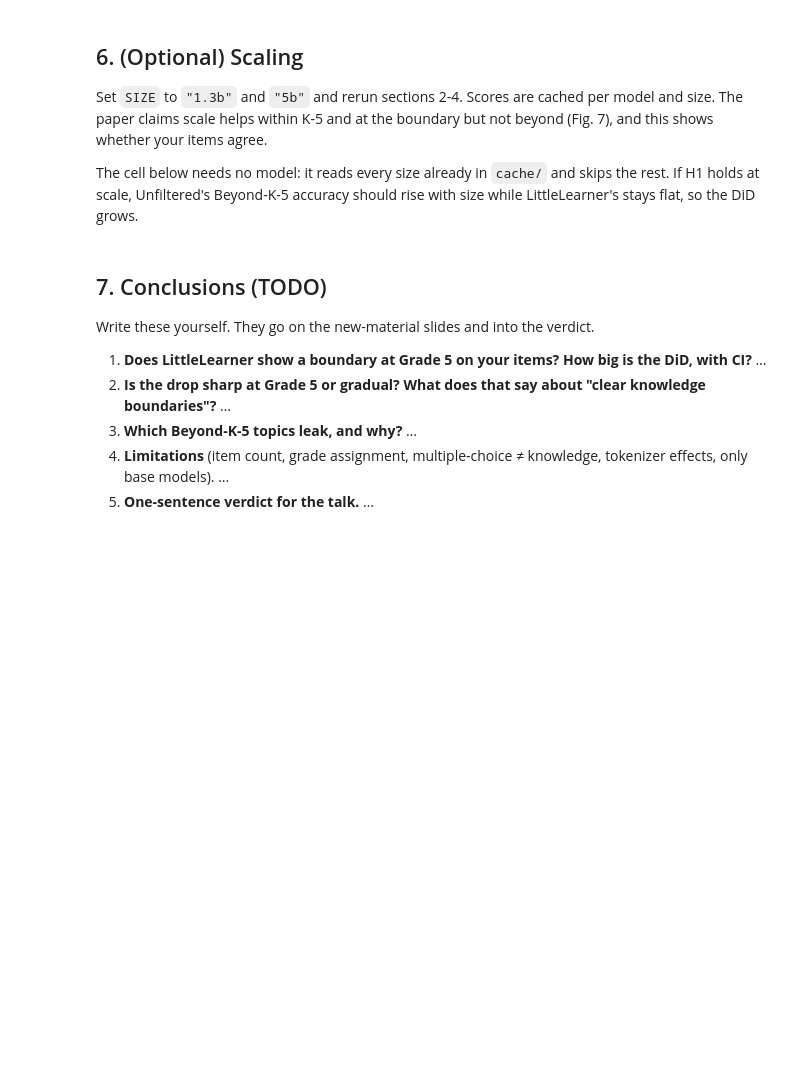
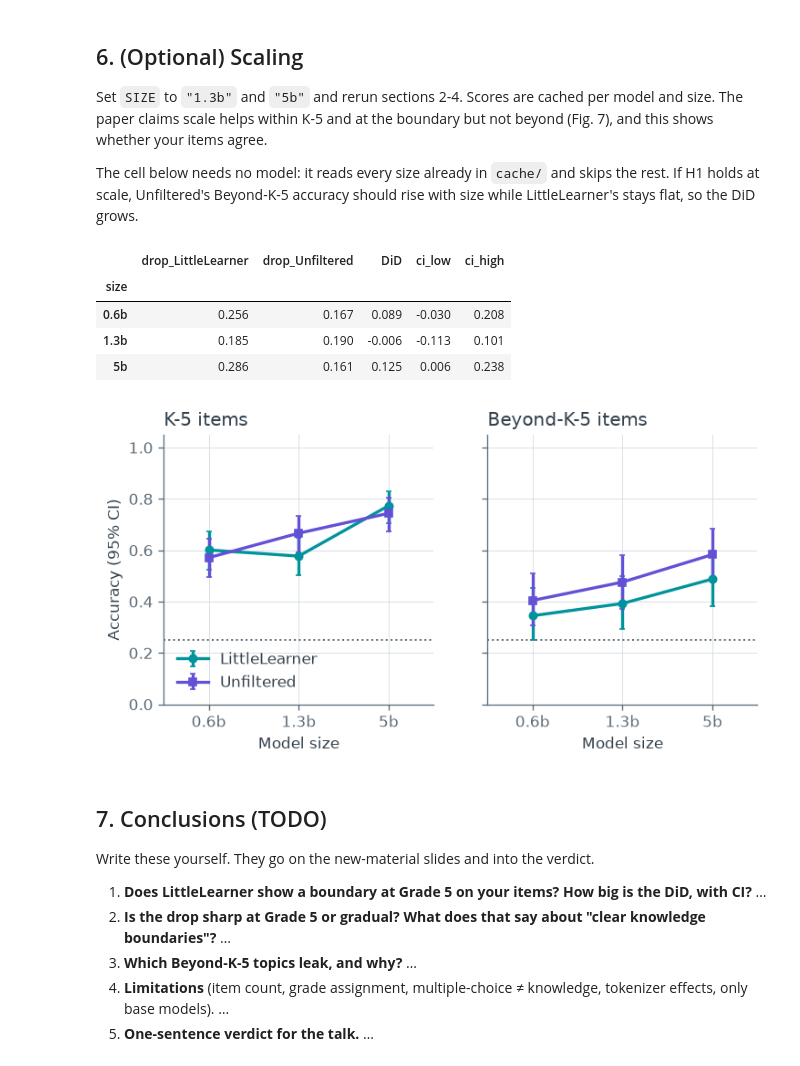
Before and after one commit to ggiacone/AdvancedTopicsinMachineLearning, a Jupyter notebook: knowledge_probe_template.backup.ipynb, the cells around one changed output. Saved outputs shown, nothing was run; the diff lists cells and outputs as text; code cells hidden in the pictures; blank space fills up the shorter version.

Commit message:
Add environment and experiments for all models

```diff
--- a/knowledge_probe_template.backup.ipynb
+++ b/knowledge_probe_template.backup.ipynb
@@ -413,36 +437,42 @@ def load_cached(size):
 acc_rows, did_rows = [], []
 for size in SIZES:
     r = load_cached(size)
     if r is None:
         print(f"{size}: not fully scored yet - skipping")
         continue
     g = r.groupby(["model", "band"])[METRIC].agg(["sum", "count"]).reset_index()
-    g["acc"] = g["sum"] / g["count"]LEAK_MARGIN = 0.05   # TODO: choose a threshold and justify it (e.g. from the K-5 margin distribution)
+    g["acc"] = g["sum"] / g["count"]
 
     g["lo"], g["hi"] = zip(*[wilson_ci(k, n) for k, n in zip(g["sum"], g["count"])])
     acc_rows.append(g.assign(size=size))
     drop, did, (lo, hi) = did_bootstrap(r)
     did_rows.append({"size": size, **{f"drop_{m}": v for m, v in drop.items()}, "DiD": did, "ci_low": lo, "ci_high": hi})
 
 scaling = pd.concat(acc_rows, ignore_index=True)
 display(pd.DataFrame(did_rows).set_index("size").round(3))
 
 fig, axes = plt.subplots(1, 2, figsize=(7, 3.2), sharey=True)
 done_sizes = scaling["size"].unique().tolist()
 x = np.arange(len(done_sizes))
 for ax, band, name in zip(axes, ["K5", "BeyondK5"], ["K-5 items", "Beyond-K-5 items"]):
     for m in MODELS:
         s = scaling[(scaling.model == m) & (scaling.band == band)].set_index("size").loc[done_sizes]
-        ax.errorbar(x, s.acc, yerr=[s.acc - s.lo, sLEAK_MARGIN = 0.05   # TODO: choose a threshold and justify it (e.g. from the K-5 margin distribution)
-.hi - s.acc], color=MODEL_COLORS[m],
+        ax.errorbar(x, s.acc, yerr=[s.acc - s.lo, s.hi - s.acc], color=MODEL_COLORS[m],
                     marker=MODEL_MARKERS[m], ms=5, lw=2, capsize=2, label=m)
     ax.axhline(res["chance"].mean(), color=MUTED, ls=":", lw=1.2)
     ax.set_xticks(x, done_sizes)
     ax.set_xlim(-0.5, len(done_sizes) - 0.5)
     ax.set_title(name, loc="left"); ax.set_xlabel("Model size")
 axes[0].set_ylim(0, 1.05); axes[0].set_ylabel("Accuracy (95% CI)")
 axes[0].legend(frameon=False, loc="lower left")
 fig.savefig(FIG_DIR / "scaling.png"); plt.show()
+# %% [output]
+|  | drop_LittleLearner | drop_Unfiltered | DiD | ci_low | ci_high |
+| size |  |  |  |  |  |
+| 0.6b | 0.256 | 0.167 | 0.089 | -0.030 | 0.208 |
+| 1.3b | 0.185 | 0.190 | -0.006 | -0.113 | 0.101 |
+| 5b | 0.286 | 0.161 | 0.125 | 0.006 | 0.238 |
+[figure, added]
 # %% [markdown]
 ## 7. Conclusions (TODO)
 
```
Also changed, not shown: parts of 9 cells of this notebook, 22 other files.
